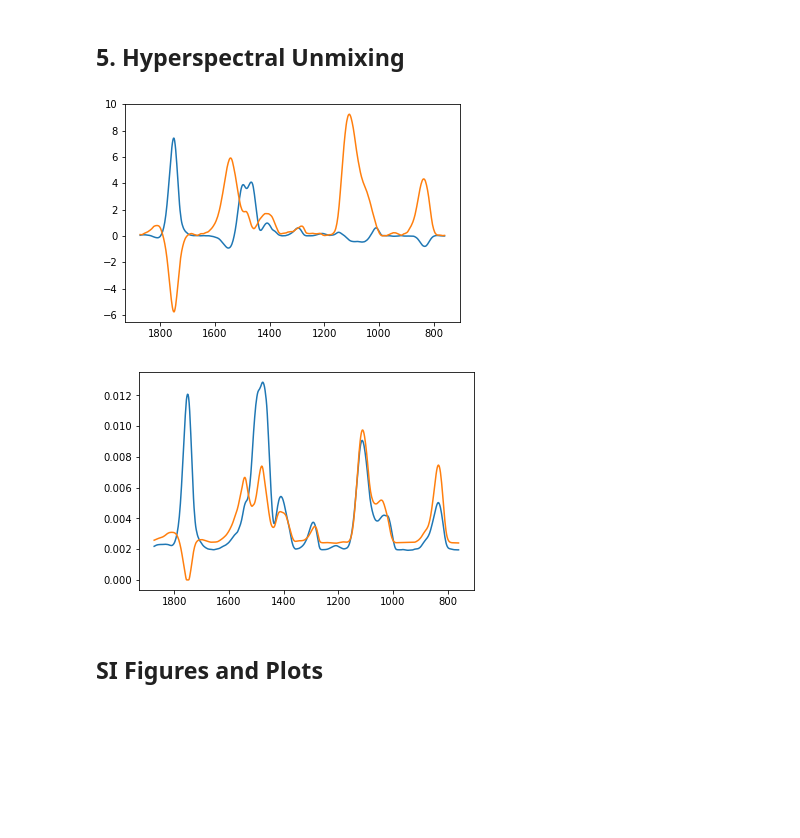
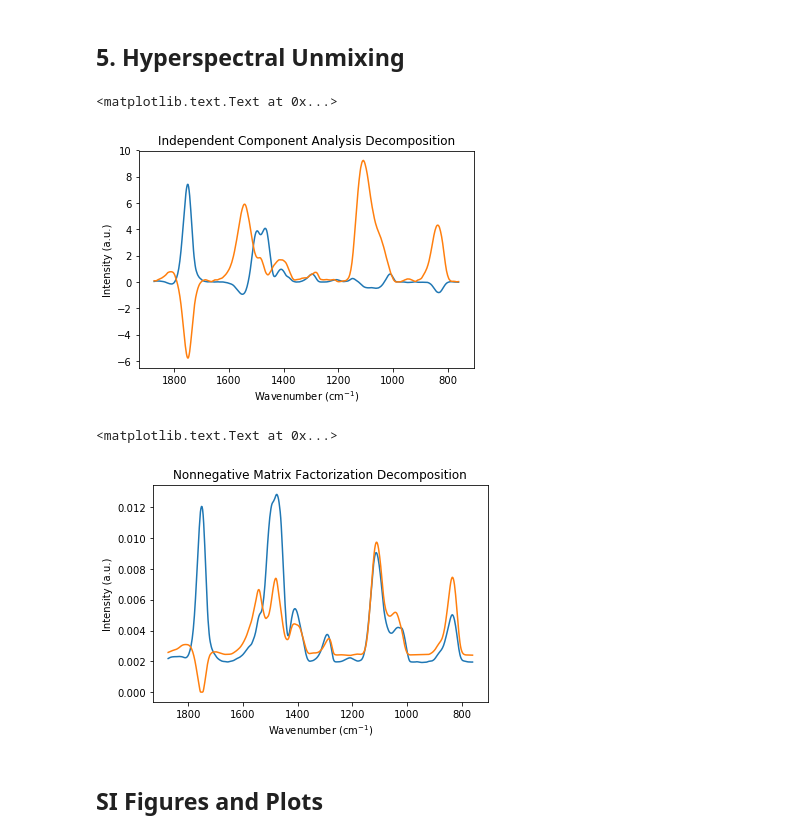
Before and after one commit to kongjy/MultimodalAFMonPMMAP3HT_processing, a Jupyter notebook: jupyter_notebooks/si_notebook.ipynb, the cells around one changed output. Drawn from its saved outputs; the diff is of its cells as text; code cells hidden in the pictures; blank space fills up the shorter version.

```diff
--- a/jupyter_notebooks/si_notebook.ipynb
+++ b/jupyter_notebooks/si_notebook.ipynb
@@ -308,13 +312,18 @@ print(F, pval)
 # %%
 hyper_list=hyper.reshape((65536,559))
 # %%
-ica = FastICA(n_components=2, max_iter=1000,random_state=0)
-ICA_comp=ica.components_
+ica_model = FastICA(n_components=2, max_iter=1000,random_state=0)
+ica=ica_model.fit_transform(hyper_list[:,1:])
+ICA_comp=ica_model.components_
 plt.plot(exp_wavenumber[1:],ICA_comp[0,:])
 plt.plot(exp_wavenumber[1:],ICA_comp[1,:])
 plt.gca().invert_xaxis()
+plt.title('Independent Component Analysis Decomposition')
+plt.xlabel('Wavenumber (cm$^{-1}$)')
+plt.ylabel('Intensity (a.u.)')
 # %% [output]
+<matplotlib.text.Text at 0x...>
-[figure, old version]
+[figure, new version]
 # %%
 NMF_model=NMF(n_components=2, init='random', random_state=0, max_iter=1000)
 NMF_fit=NMF_model.fit_transform(hyper_list[:,1:])
@@ -322,8 +331,12 @@ NMF_comp=NMF_model.components_
 plt.plot(exp_wavenumber[1:], NMF_comp[0,:])
 plt.plot(exp_wavenumber[1:], NMF_comp[1,:])
 plt.gca().invert_xaxis()
+plt.title('Nonnegative Matrix Factorization Decomposition')
+plt.xlabel('Wavenumber (cm$^{-1}$)')
+plt.ylabel('Intensity (a.u.)')
 # %% [output]
+<matplotlib.text.Text at 0x...>
-[figure, old version]
+[figure, new version]
 # %% [markdown]
 ## SI Figures and Plots
 # %%
```
Also changed, not shown: parts of 3 cells of this notebook.
